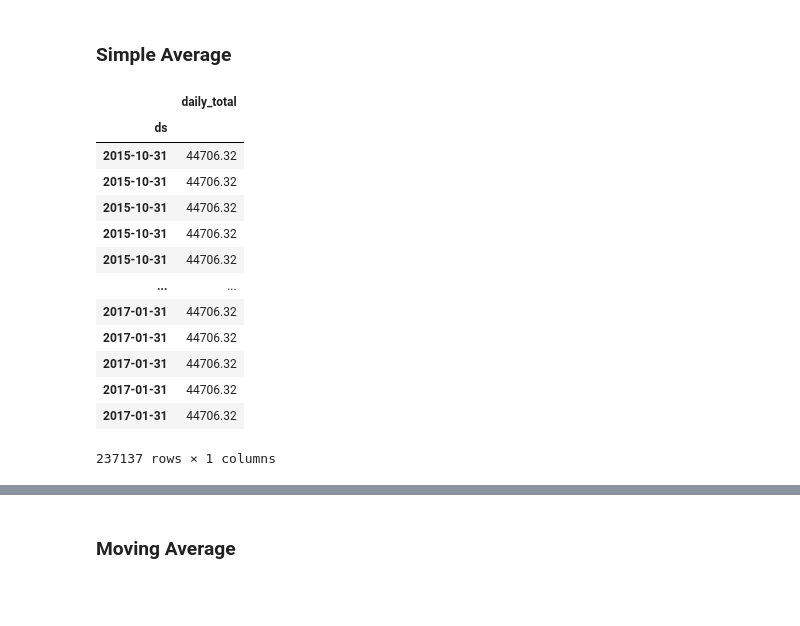
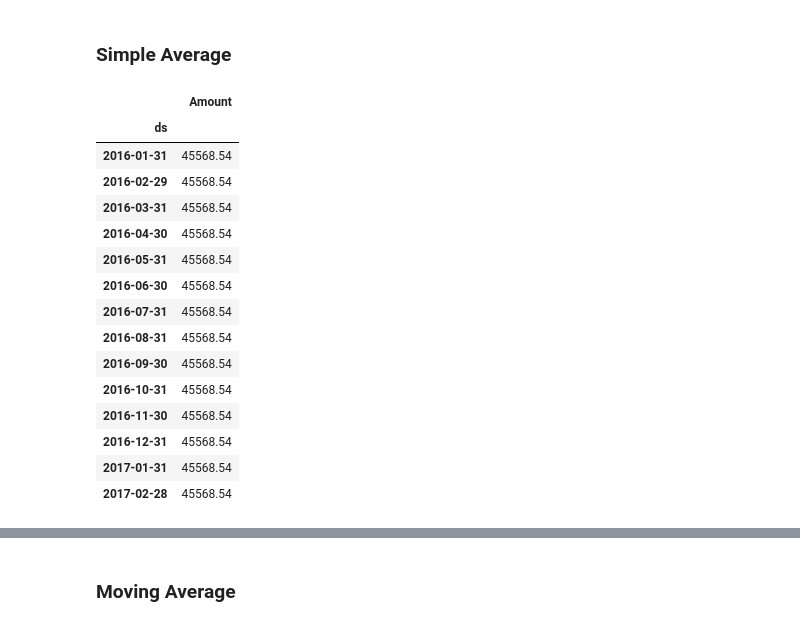
Before and after one commit to veronica-f-reyes/time-series-exercises, a Jupyter notebook: model.ipynb, the cells around one changed output, grey strips where cells are left out. Saved outputs shown, nothing was run; the diff lists cells and outputs as text; code cells hidden in the pictures; blank space fills up the shorter version.

```diff
--- a/model.ipynb
+++ b/model.ipynb
@@ -79,6 +85,6 @@ memory usage: 30.2+ MB
 # %%
 # Month_Invoiced to datetime
-df = df.assign(ds = pd.to_datetime(df.Month_Invoiced))
+#df = df.assign(ds = pd.to_datetime(df.Month_Invoiced))
 # %%
 df.info()
 # %% [output]
@@ -120,6 +127,6 @@ df.tail(1)
 # %%
-# set index - didn't have to do this
-df = df.set_index('ds')
+# set index
+#df = df.set_index('ds')
 # %%
 df.head()
 # %% [output]
@@ -133,2 +140,2 @@ df.head()
 # %%
-df['daily_total'] = df.groupby(['ds'])[['Amount']].sum()
+#df['daily_total'] = df.groupby(['ds'])[['Amount']].sum()
@@ -141,3 +144,3 @@ Index(['Month_Invoiced', 'Customer_Id', 'Invoice_Id', 'Subscription_Type',
 # %%
-df = df.drop(columns=['Month_Invoiced', 'Customer_Id', 'Invoice_Id', 'Subscription_Type','Amount'])
-df.head()
+#df = df.drop(columns=['Month_Invoiced', 'Customer_Id', 'Invoice_Id', 'Subscription_Type','Amount'])
+#df.head()
@@ -343,22 +338,24 @@ eval_df
 ### Simple Average
 # %%
 #Simple Average
-dt = round(train['daily_total'].mean(), 2)
-yhat_df = pd.DataFrame({'daily_total':[dt]}, index = validate.index)
+dt = round(train['Amount'].mean(), 2)
+yhat_df = pd.DataFrame({'Amount':[dt]}, index = validate.index)
 yhat_df
 # %% [output]
-|  | daily_total |
+|  | Amount |
 | ds |  |
-| 2015-10-31 | 44706.32 |
-| 2015-10-31 | 44706.32 |
-| 2015-10-31 | 44706.32 |
-| 2015-10-31 | 44706.32 |
-| 2015-10-31 | 44706.32 |
-| ... | ... |
-| 2017-01-31 | 44706.32 |
-| 2017-01-31 | 44706.32 |
-| 2017-01-31 | 44706.32 |
-| 2017-01-31 | 44706.32 |
-| 2017-01-31 | 44706.32 |
+| 2016-01-31 | 45568.54 |
+| 2016-02-29 | 45568.54 |
+| 2016-03-31 | 45568.54 |
+| 2016-04-30 | 45568.54 |
+| 2016-05-31 | 45568.54 |
+| 2016-06-30 | 45568.54 |
+| 2016-07-31 | 45568.54 |
+| 2016-08-31 | 45568.54 |
+| 2016-09-30 | 45568.54 |
+| 2016-10-31 | 45568.54 |
+| 2016-11-30 | 45568.54 |
+| 2016-12-31 | 45568.54 |
+| 2017-01-31 | 45568.54 |
+| 2017-02-28 | 45568.54 |
-237137 rows × 1 columns
 # %%
```
Also changed, not shown: parts of 49 cells of this notebook.
